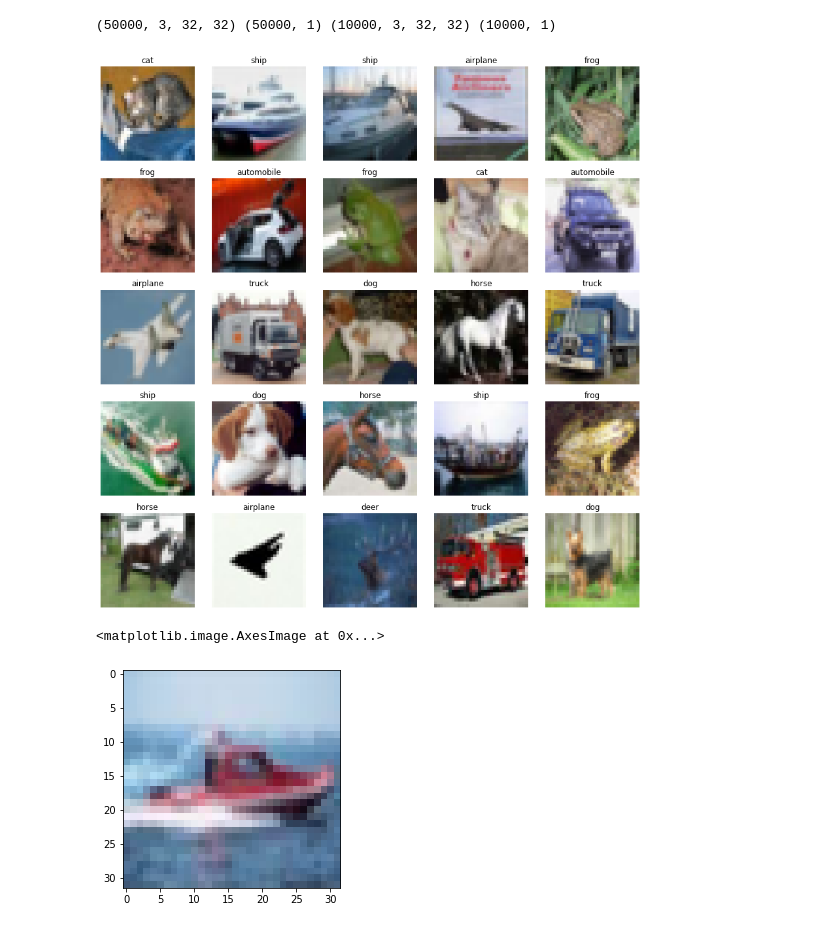
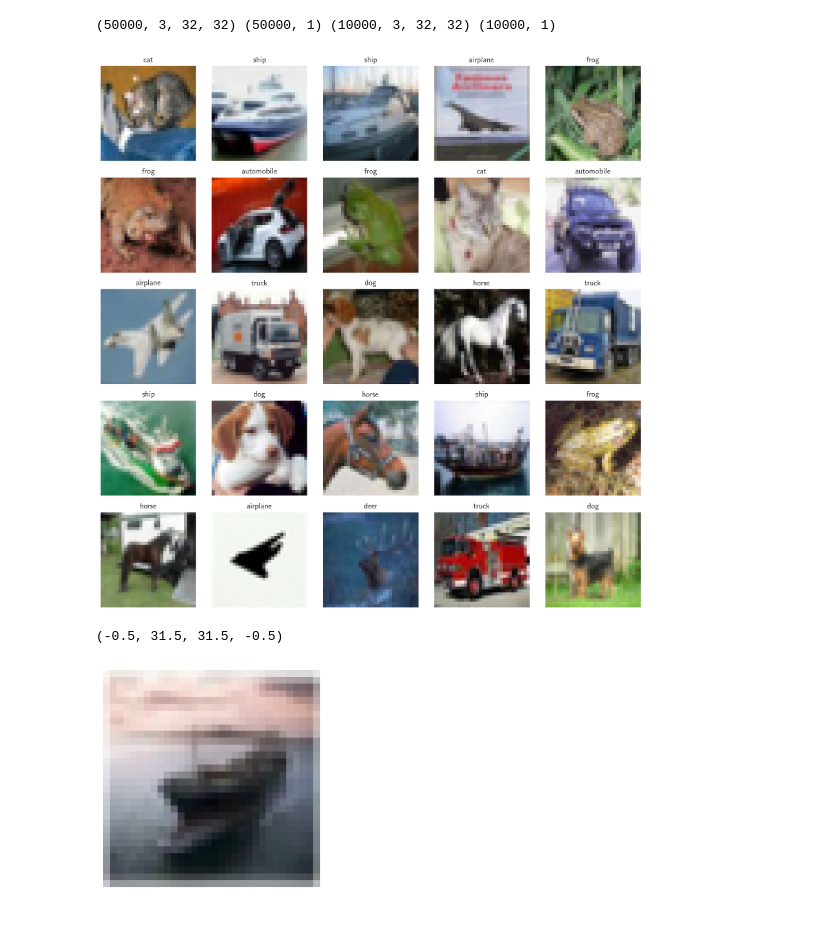
Before and after one commit to stockeh/augmented-image-classification, a Jupyter notebook: notebooks/Dolan-Noise.ipynb, the cells around one changed output. Drawn from its saved outputs; the diff is of its cells as text; code cells hidden in the pictures.

```diff
--- a/notebooks/Dolan-Noise.ipynb
+++ b/notebooks/Dolan-Noise.ipynb
@@ -6 +1,28 @@ from matplotlib import pyplot as plt
+# %%
+from IPython.display import display
+from ipywidgets import FloatProgress
+
+import sys
+sys.path.append('../src')
+
+import neuralnetworkclassifier as nnc
+import mlutils as ml
+import perturb as per
+
+import numpy as np
+import pandas as pd
+import itertools
+import copy
+import pickle
+import glob
+
+import matplotlib.pyplot as plt
+
+%config InlineBackend.figure_format = 'retina'
+%matplotlib inline
+
+from matplotlib import rc
+rc('font',**{'family':'sans-serif','sans-serif':['Helvetica']})
+rc('text', usetex=True)
+plt.style.use('seaborn-whitegrid')
 # %%
@@ -49,12 +81,15 @@ def imshow(Xset, Tset):
 imshow(Xtest, Ttest)
 # %% [output]
 (50000, 3, 32, 32) (50000, 1) (10000, 3, 32, 32) (10000, 1)
-[figure, old version]
+[figure, new version]
 # %%
 ex = Xtrain[np.random.randint(len(Xtrain))]
+# %%
+ex = copy.copy(nice_image)
 # %%
-plt.imshow(np.moveaxis(ex, 0, 2))
+plt.imshow(np.moveaxis(ex, 0, 2), interpolation='nearest')
+plt.axis('off')
 # %% [output]
-<matplotlib.image.AxesImage at 0x...>
+(-0.5, 31.5, 31.5, -0.5)
-[figure, old version]
+[figure, new version]
 # %%
```
Also changed, not shown: parts of 11 cells of this notebook.
